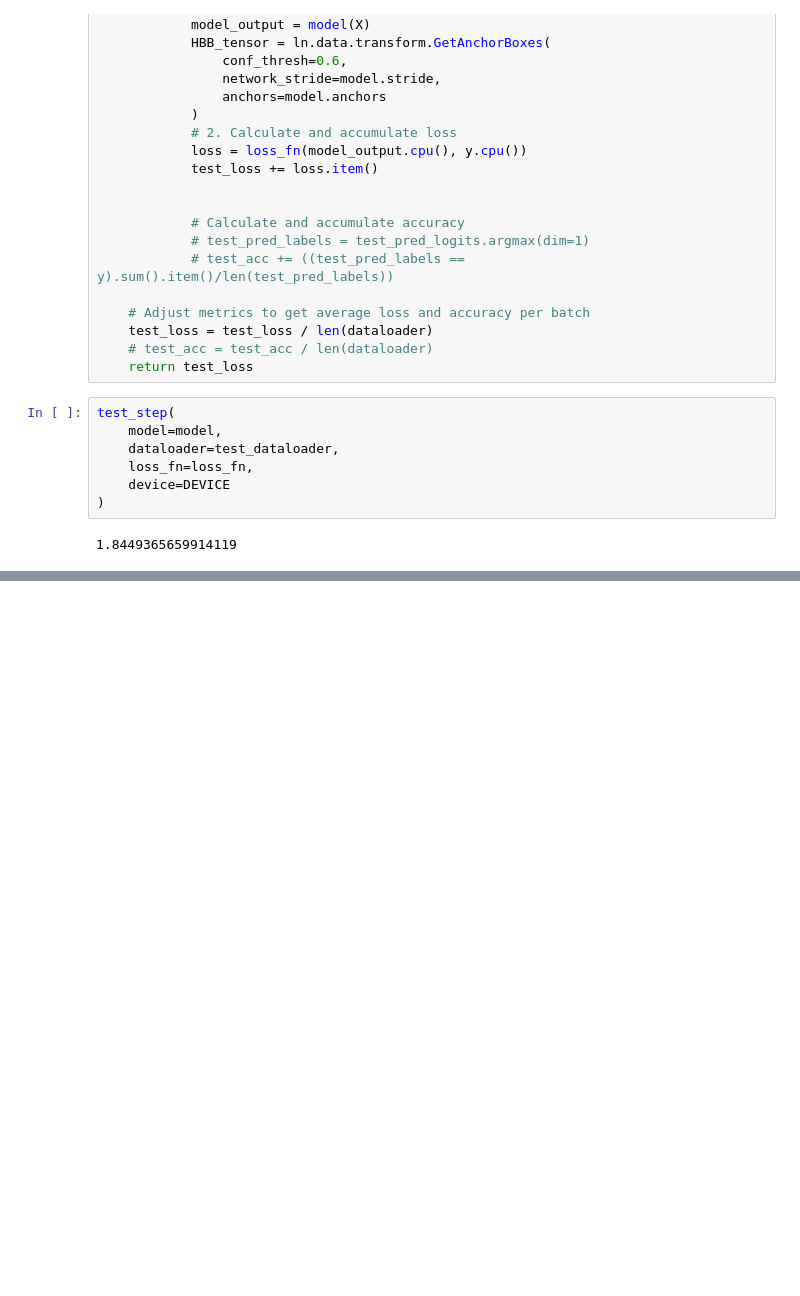
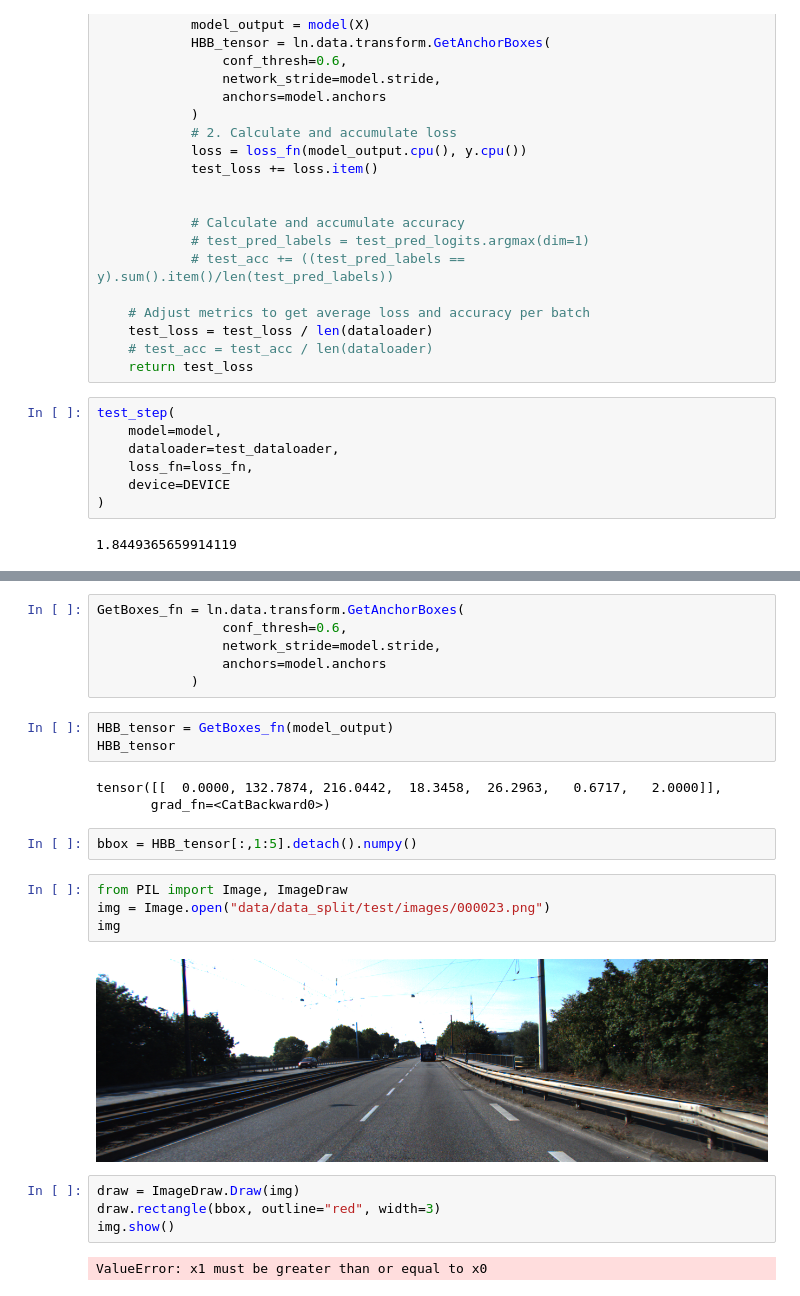
Before and after one commit to gkmocastro/rgbd-yolov2, a Jupyter notebook: test_nb.ipynb, the cells around one changed output, grey strips where cells are left out. Saved outputs shown, nothing was run; the diff lists cells and outputs as text; blank space fills up the shorter version.

Commit message:
tentei fazer as bbox mas nao deu

```diff
--- a/test_nb.ipynb
+++ b/test_nb.ipynb
@@ -100,0 +135,26 @@ test_step(
+# %%
+GetBoxes_fn = ln.data.transform.GetAnchorBoxes(
+                conf_thresh=0.6,
+                network_stride=model.stride,
+                anchors=model.anchors
+            )
+# %%
+HBB_tensor = GetBoxes_fn(model_output)
+HBB_tensor
+# %% [output]
+tensor([[  0.0000, 132.7874, 216.0442,  18.3458,  26.2963,   0.6717,   2.0000]],
+       grad_fn=<CatBackward0>)
+# %%
+bbox = HBB_tensor[:,1:5].detach().numpy()
+# %%
+from PIL import Image, ImageDraw
+img = Image.open("data/data_split/test/images/000023.png")
+img
+# %% [output]
+[figure, added]
+# %%
+draw = ImageDraw.Draw(img)
+draw.rectangle(bbox, outline="red", width=3)
+img.show()
+# %% [output]
+ValueError: x1 must be greater than or equal to x0
```
Also changed, not shown: parts of 6 cells of this notebook.
